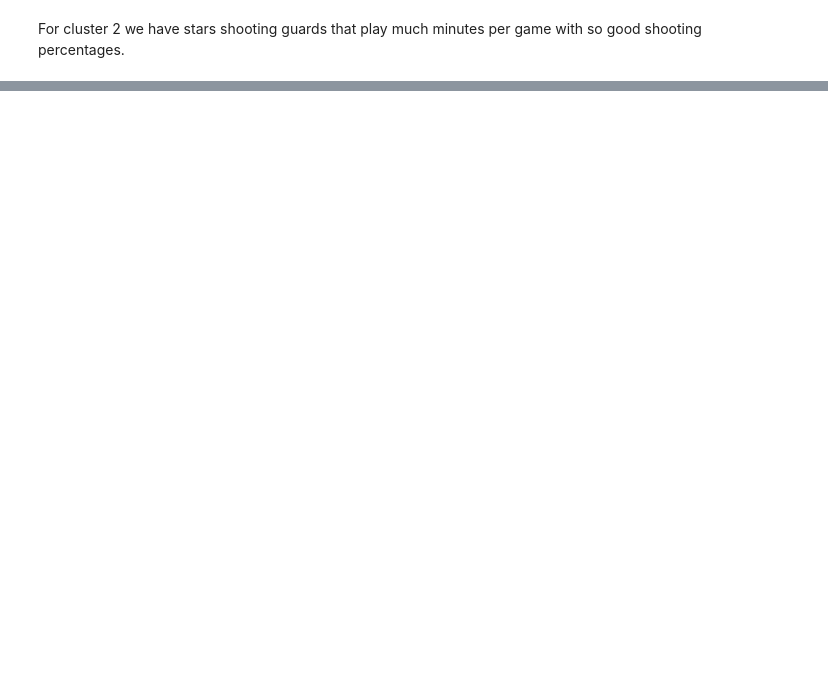
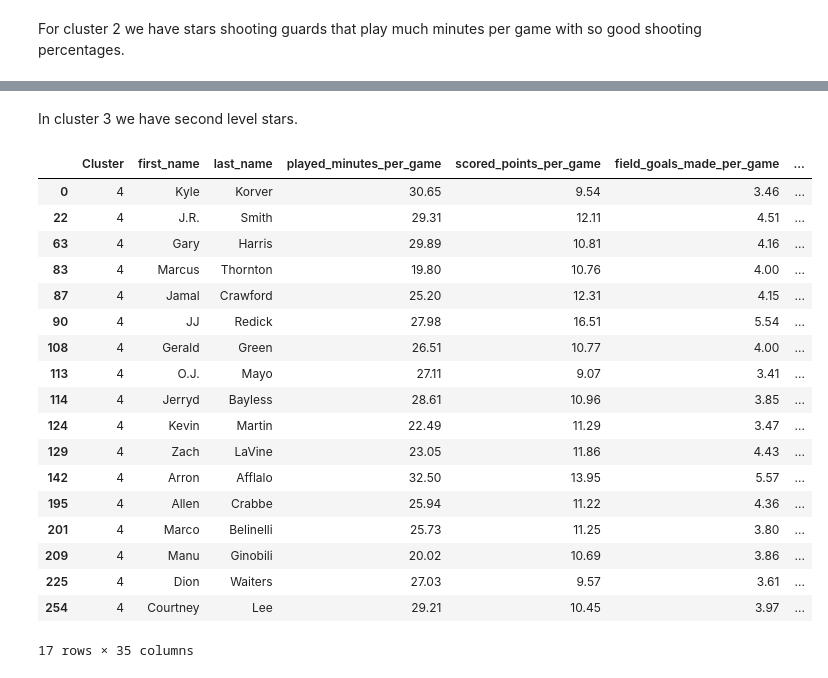
Before and after one commit to JoseRuizCasado/NBAPlayersClustering, a Jupyter notebook: SGClustering.ipynb, the cells around one changed output, grey strips where cells are left out. Drawn from its saved outputs; the diff is of its cells as text; code cells hidden in the pictures; blank space fills up the shorter version.

```diff
--- a/SGClustering.ipynb
+++ b/SGClustering.ipynb
@@ -476,0 +644,27 @@ In the cluster 5 we have role shooting guards. They can score with decent percen
+# %% [markdown]
+In cluster 3 we have second level stars.
+# %%
+pd.set_option('display.float_format', '{:.2f}'.format)
+sg_per_game_cluster4 = sg_per_game[sg_per_game['Cluster'] == 4]
+sg_per_game_cluster4 = sg_per_game_cluster4.drop(['player_id'], 1)
+sg_per_game_cluster4
+# %% [output]
+|  | Cluster | first_name | last_name | played_minutes_per_game | scored_points_per_game | field_goals_made_per_game | ... |
+| 0 | 4 | Kyle | Korver | 30.65 | 9.54 | 3.46 | ... |
+| 22 | 4 | J.R. | Smith | 29.31 | 12.11 | 4.51 | ... |
+| 63 | 4 | Gary | Harris | 29.89 | 10.81 | 4.16 | ... |
+| 83 | 4 | Marcus | Thornton | 19.80 | 10.76 | 4.00 | ... |
+| 87 | 4 | Jamal | Crawford | 25.20 | 12.31 | 4.15 | ... |
+| 90 | 4 | JJ | Redick | 27.98 | 16.51 | 5.54 | ... |
+| 108 | 4 | Gerald | Green | 26.51 | 10.77 | 4.00 | ... |
+| 113 | 4 | O.J. | Mayo | 27.11 | 9.07 | 3.41 | ... |
+| 114 | 4 | Jerryd | Bayless | 28.61 | 10.96 | 3.85 | ... |
+| 124 | 4 | Kevin | Martin | 22.49 | 11.29 | 3.47 | ... |
+| 129 | 4 | Zach | LaVine | 23.05 | 11.86 | 4.43 | ... |
+| 142 | 4 | Arron | Afflalo | 32.50 | 13.95 | 5.57 | ... |
+| 195 | 4 | Allen | Crabbe | 25.94 | 11.22 | 4.36 | ... |
+| 201 | 4 | Marco | Belinelli | 25.73 | 11.25 | 3.80 | ... |
+| 209 | 4 | Manu | Ginobili | 20.02 | 10.69 | 3.86 | ... |
+| 225 | 4 | Dion | Waiters | 27.03 | 9.57 | 3.61 | ... |
+| 254 | 4 | Courtney | Lee | 29.21 | 10.45 | 3.97 | ... |
+17 rows × 35 columns
```
Also changed, not shown: parts of 58 cells of this notebook, 6 other files.
